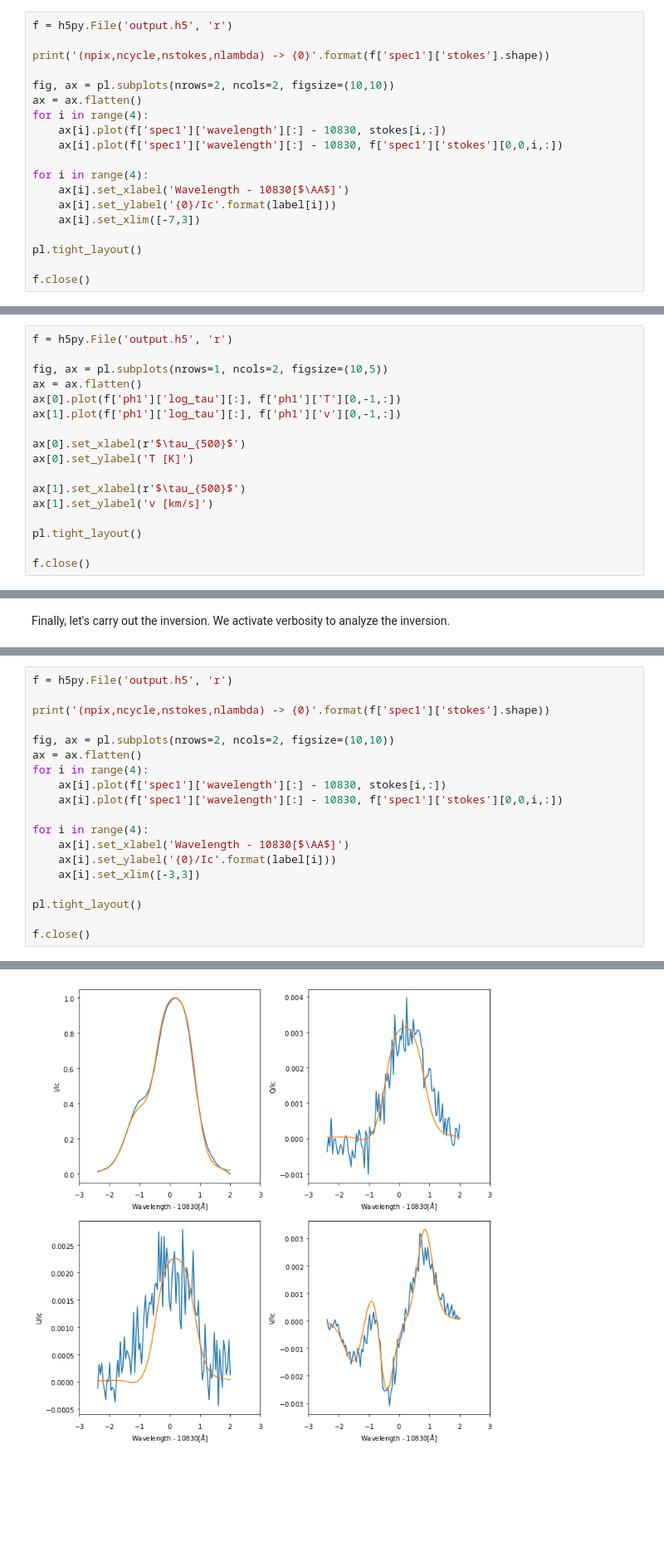
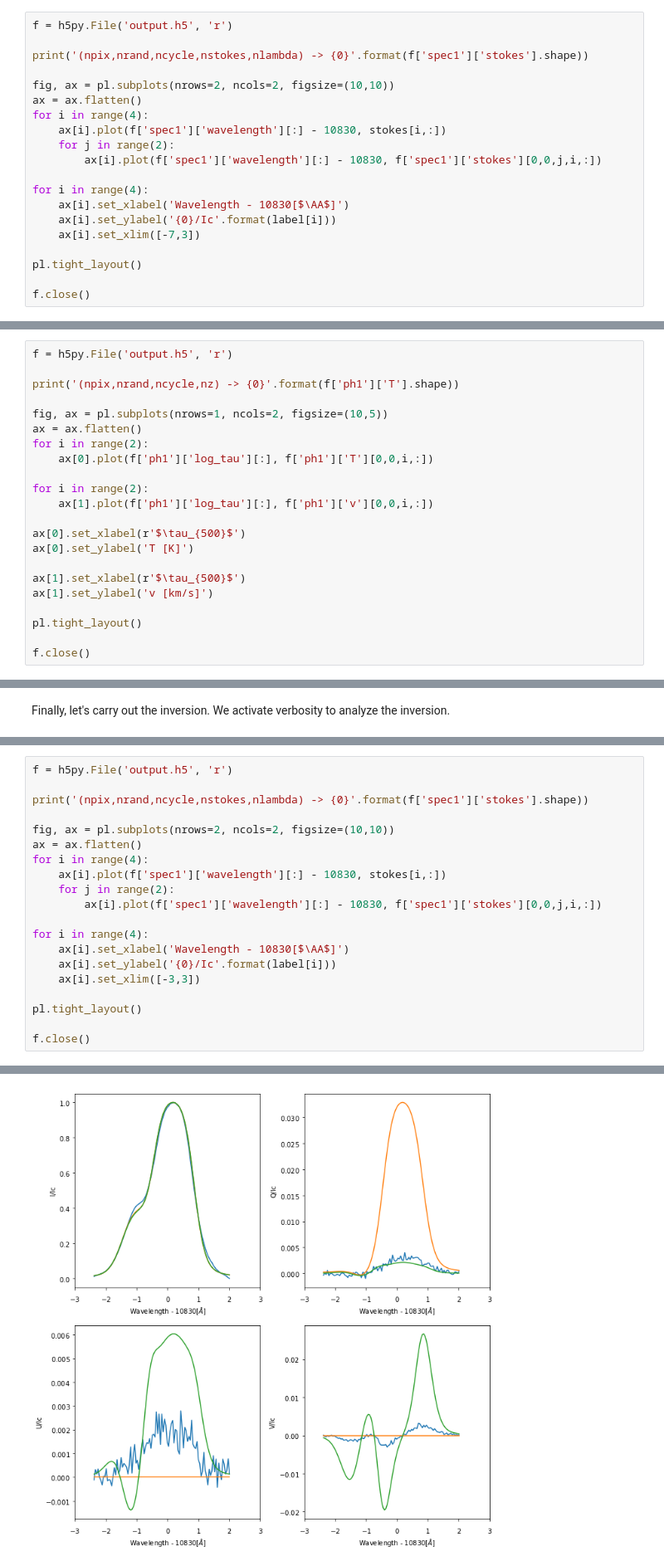
Before and after one commit to aasensio/hazel2, a Jupyter notebook: docs/notebooks/conf_inversion.ipynb, the cells around one changed output, grey strips where cells are left out. Shown at 83% size. Drawn from its saved outputs; the diff is of its cells as text; blank space fills up the shorter version.

```diff
--- a/docs/notebooks/conf_inversion.ipynb
+++ b/docs/notebooks/conf_inversion.ipynb
@@ -253,13 +250,14 @@ NWe see that we found a solution with a relatively good $\chi^2$ and now let's a
 # %%
 f = h5py.File('output.h5', 'r')
 
-print('(npix,ncycle,nstokes,nlambda) -> {0}'.format(f['spec1']['stokes'].shape))
+print('(npix,nrand,ncycle,nstokes,nlambda) -> {0}'.format(f['spec1']['stokes'].shape))
 
 fig, ax = pl.subplots(nrows=2, ncols=2, figsize=(10,10))
 ax = ax.flatten()
 for i in range(4):
     ax[i].plot(f['spec1']['wavelength'][:] - 10830, stokes[i,:])
-    ax[i].plot(f['spec1']['wavelength'][:] - 10830, f['spec1']['stokes'][0,0,i,:])
+    for j in range(2):
+        ax[i].plot(f['spec1']['wavelength'][:] - 10830, f['spec1']['stokes'][0,0,j,i,:])
 
 for i in range(4):
     ax[i].set_xlabel('Wavelength - 10830[$\AA$]')
@@ -277,10 +275,15 @@ Now the photospheric model:
 # %%
 f = h5py.File('output.h5', 'r')
 
+print('(npix,nrand,ncycle,nz) -> {0}'.format(f['ph1']['T'].shape))
+
 fig, ax = pl.subplots(nrows=1, ncols=2, figsize=(10,5))
 ax = ax.flatten()
-ax[0].plot(f['ph1']['log_tau'][:], f['ph1']['T'][0,-1,:])
-ax[1].plot(f['ph1']['log_tau'][:], f['ph1']['v'][0,-1,:])
+for i in range(2):
+    ax[0].plot(f['ph1']['log_tau'][:], f['ph1']['T'][0,0,i,:])
+
+for i in range(2):
+    ax[1].plot(f['ph1']['log_tau'][:], f['ph1']['v'][0,0,i,:])
 
 ax[0].set_xlabel(r'$\tau_{500}$')
 ax[0].set_ylabel('T [K]')
@@ -524,13 +528,14 @@ After 14 seconds, we end up with the following fit:
 # %%
 f = h5py.File('output.h5', 'r')
 
-print('(npix,ncycle,nstokes,nlambda) -> {0}'.format(f['spec1']['stokes'].shape))
+print('(npix,nrand,ncycle,nstokes,nlambda) -> {0}'.format(f['spec1']['stokes'].shape))
 
 fig, ax = pl.subplots(nrows=2, ncols=2, figsize=(10,10))
 ax = ax.flatten()
 for i in range(4):
     ax[i].plot(f['spec1']['wavelength'][:] - 10830, stokes[i,:])
-    ax[i].plot(f['spec1']['wavelength'][:] - 10830, f['spec1']['stokes'][0,0,i,:])
+    for j in range(2):
+        ax[i].plot(f['spec1']['wavelength'][:] - 10830, f['spec1']['stokes'][0,0,j,i,:])
 
 for i in range(4):
     ax[i].set_xlabel('Wavelength - 10830[$\AA$]')
@@ -545 +550 @@ f.close()
-[figure, old version]
+[figure, new version]
```
Also changed, not shown: parts of 7 cells of this notebook, 22 other files.
